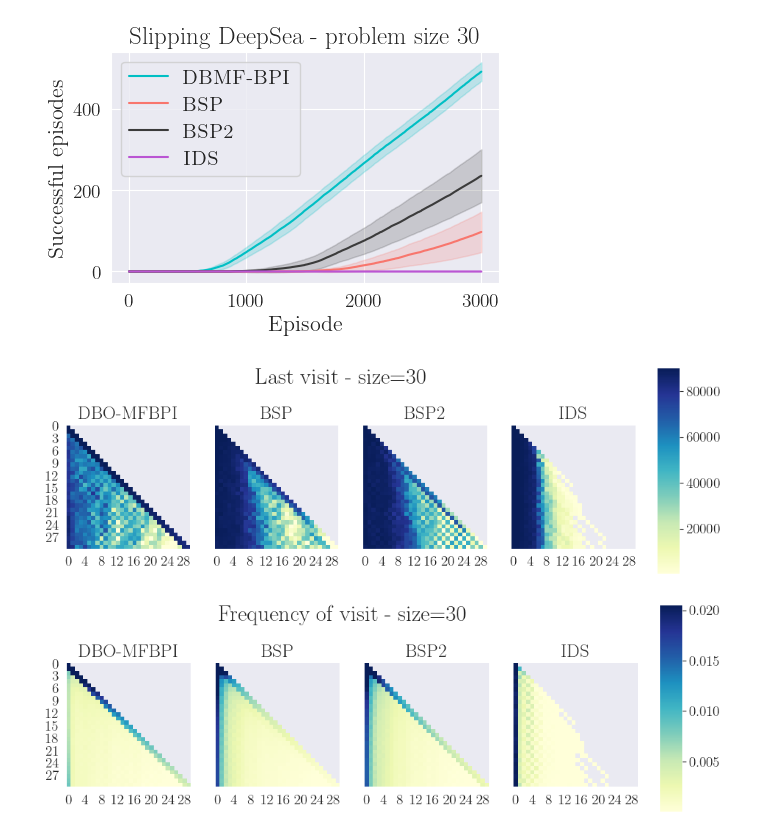
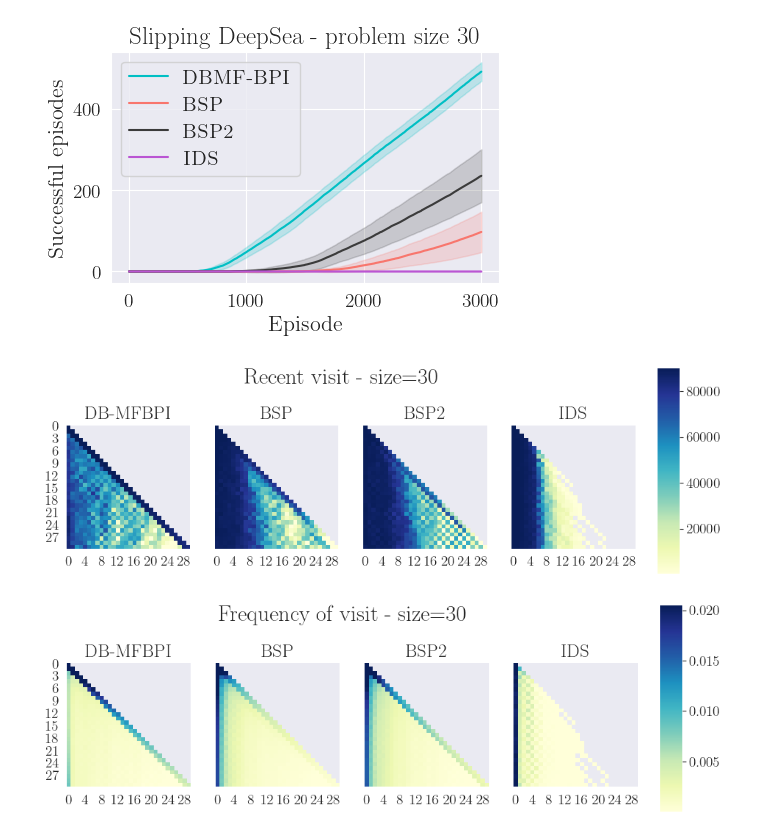
Before and after one commit to rssalessio/ModelFreeActiveExplorationRL, a Jupyter notebook: DeepSea/make_plots.ipynb, the cells around one changed output. Cells and saved outputs as stored; diff of their text form; code cells hidden in the pictures.

```diff
--- a/DeepSea/make_plots.ipynb
+++ b/DeepSea/make_plots.ipynb
@@ -54,9 +54,7 @@ rc_parameters = {
     "font.family": "serif",  # use serif/main font for text elements
     "text.usetex": True,  # use inline math for ticks
     "pgf.rcfonts": False,  # don't setup fonts from rc parameters
-    "pgf.preamble": [
-        r'\usepackage{amsmath}',
-    ]
+    "pgf.preamble": r'\usepackage{amsmath}'
 }
 plt.rcParams.update(rc_parameters)
 # %%
@@ -330,47 +328,47 @@ plt.savefig('figures/deep_sea_successful_episodes_small.pdf', bbox_inches='tight
 [figure]
 # %%
 size = 30
-sns.set_style("darkgrid", rc=rc_parameters)
+sns.set_style("dark", rc=rc_parameters)
 fig, ax = plt.subplots(1,4,figsize=(10,4), sharey=True)
 cbar_ax = fig.add_axes([.93, .2, .03, .7])
-labels = {'dbmfbpi': 'DBO-MFBPI', 'bsp': 'BSP', 'ids': 'IDS', 'bsp2': ' BSP2'}
+labels = {'dbmfbpi': 'DB-MFBPI', 'bsp': 'BSP', 'ids': 'IDS', 'bsp2': ' BSP2'}
 raw_data = None
 
 
 AGENTS = ['dbmfbpi','bsp','bsp2',  'ids']
 
 
 for agent_id, agent in enumerate(AGENTS):
     with lzma.open(f'data/data_{size}_{agent}.pkl.lzma', 'rb') as f:
         raw_data = pickle.load(f)
     last_visit = np.vstack([raw_data.agent_stats[id].last_visit[None,...] for id in range(len(raw_data.agent_stats))])
     last_visit = last_visit.mean(0)
 
 
     mask = np.zeros_like(last_visit, dtype=bool)
     mask[np.triu_indices_from(mask)] = True
 
     # Want diagonal elements as well
     mask[np.diag_indices_from(mask)] = False
 
     cmap = sns.diverging_palette(220, 10, as_cmap=True)
     #cmap = sns.diverging_palette(100, 7, s=75, l=40, n=5, center="light", as_cmap=True)
     last_visit[np.isclose(0, last_visit)] = np.nan
     with sns.axes_style("white"):
         sns.heatmap(last_visit, square=True, cmap="YlGnBu",  ax=ax[agent_id], mask=mask, cbar_ax=cbar_ax, robust=True)
     ax[agent_id].set_title(labels[agent])
 
-fig.suptitle(f'Last visit - size=${size}$',y=0.9)
+fig.suptitle(f'Recent visit - size=${size}$',y=0.9)
 plt.savefig(f'figures/last_visit_{size}.pdf', bbox_inches='tight')
 plt.show()
 # %% [output]
-[figure, old version]
+[figure, new version]
 # %%
 size = 30
-sns.set_style("darkgrid", rc=rc_parameters)
+sns.set_style("dark", rc=rc_parameters)
 fig, ax = plt.subplots(1,4,figsize=(10,4), sharey=True)
 cbar_ax = fig.add_axes([.93, .2, .03, .7])
-labels = {'dbmfbpi': 'DBO-MFBPI', 'bsp': 'BSP', 'ids': 'IDS', 'bsp2': ' BSP2'}
+labels = {'dbmfbpi': 'DB-MFBPI', 'bsp': 'BSP', 'ids': 'IDS', 'bsp2': ' BSP2'}
 raw_data = None
 
 
@@ -401,4 +399,4 @@ plt.suptitle(f'Frequency of visit - size=${size}$', y=0.9)
 plt.savefig(f'figures/frequency_visit_{size}.pdf', bbox_inches='tight')
 plt.show()
 # %% [output]
-[figure, old version]
+[figure, new version]
```
Also changed, not shown: 22 other files.
